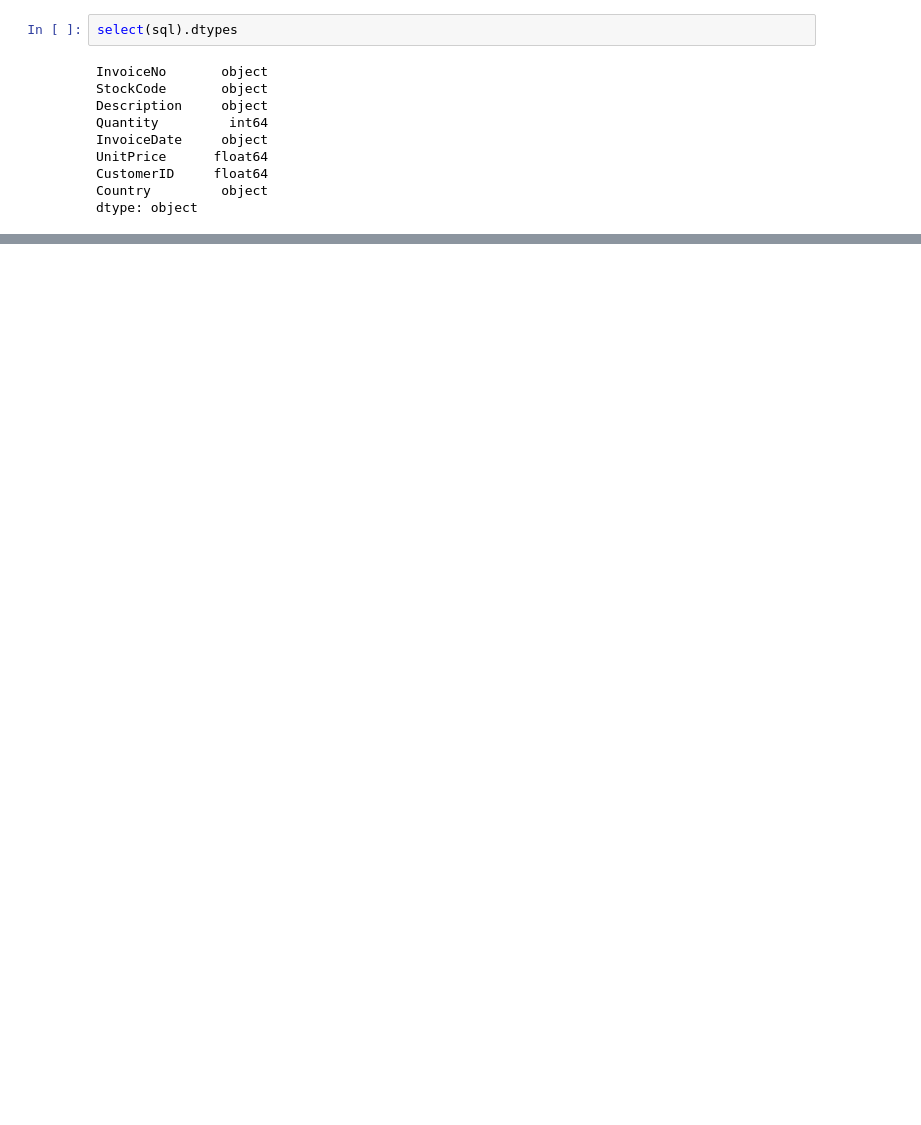
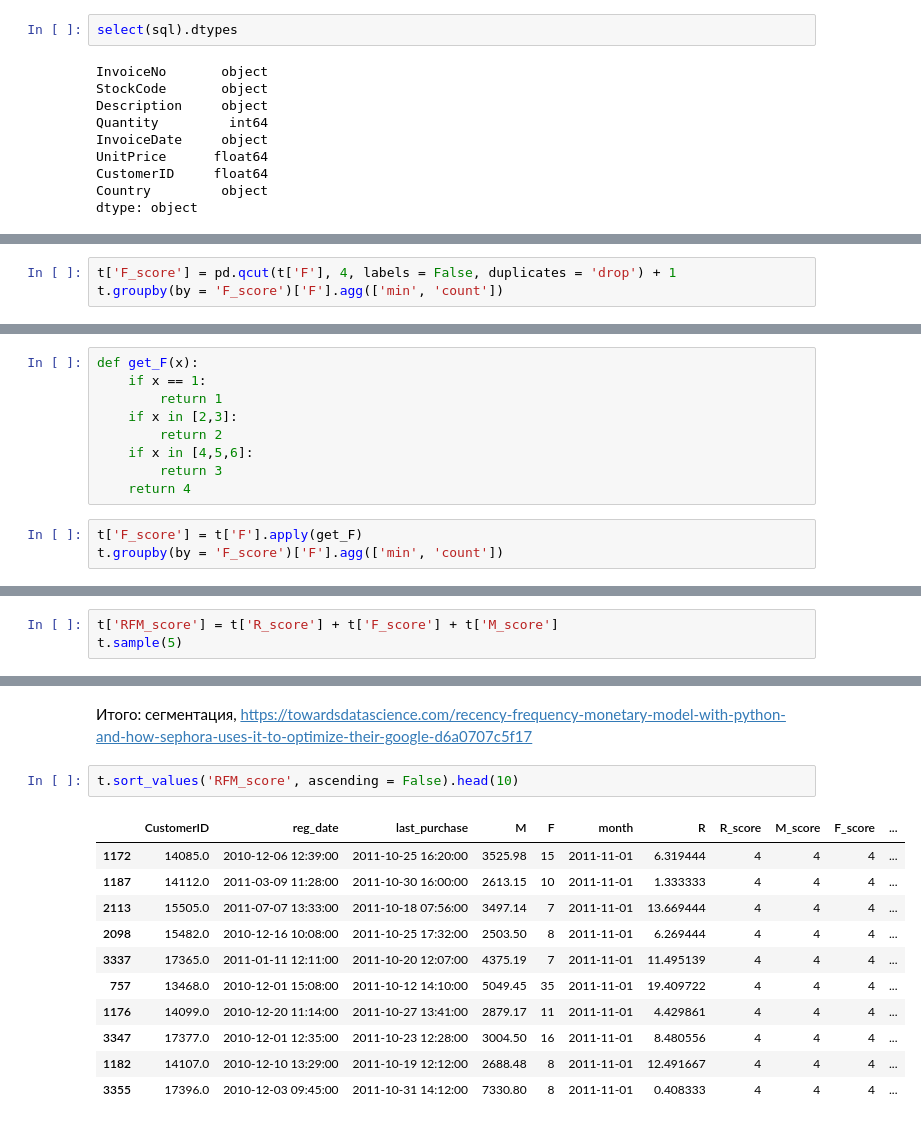
Before and after one commit to loechka/homeworks, a Jupyter notebook: kaggle_ecommerce_data.ipynb, the cells around one changed output, grey strips where cells are left out. Saved outputs shown, nothing was run; the diff lists cells and outputs as text; blank space fills up the shorter version.

Commit message:
Added RFM-segmentation using qcut and rank

```diff
--- a/kaggle_ecommerce_data.ipynb
+++ b/kaggle_ecommerce_data.ipynb
@@ -65,0 +200,3 @@ dtype: object
+# %%
+t['F_score'] = pd.qcut(t['F'], 4, labels = False, duplicates = 'drop') + 1
+t.groupby(by = 'F_score')['F'].agg(['min', 'count'])
@@ -65,0 +217,12 @@ dtype: object
+# %%
+def get_F(x):
+    if x == 1:
+        return 1
+    if x in [2,3]:
+        return 2
+    if x in [4,5,6]:
+        return 3
+    return 4
+# %%
+t['F_score'] = t['F'].apply(get_F)
+t.groupby(by = 'F_score')['F'].agg(['min', 'count'])
@@ -65,0 +236,3 @@ dtype: object
+# %%
+t['RFM_score'] = t['R_score'] + t['F_score'] + t['M_score']
+t.sample(5)
@@ -65,0 +246,16 @@ dtype: object
+# %% [markdown]
+Итого: сегментация, https://towardsdatascience.com/recency-frequency-monetary-model-with-python-and-how-sephora-uses-it-to-optimize-their-google-d6a0707c5f17
+# %%
+t.sort_values('RFM_score', ascending = False).head(10)
+# %% [output]
+|  | CustomerID | reg_date | last_purchase | M | F | month | R | R_score | M_score | F_score | ... |
+| 1172 | 14085.0 | 2010-12-06 12:39:00 | 2011-10-25 16:20:00 | 3525.98 | 15 | 2011-11-01 | 6.319444 | 4 | 4 | 4 | ... |
+| 1187 | 14112.0 | 2011-03-09 11:28:00 | 2011-10-30 16:00:00 | 2613.15 | 10 | 2011-11-01 | 1.333333 | 4 | 4 | 4 | ... |
+| 2113 | 15505.0 | 2011-07-07 13:33:00 | 2011-10-18 07:56:00 | 3497.14 | 7 | 2011-11-01 | 13.669444 | 4 | 4 | 4 | ... |
+| 2098 | 15482.0 | 2010-12-16 10:08:00 | 2011-10-25 17:32:00 | 2503.50 | 8 | 2011-11-01 | 6.269444 | 4 | 4 | 4 | ... |
+| 3337 | 17365.0 | 2011-01-11 12:11:00 | 2011-10-20 12:07:00 | 4375.19 | 7 | 2011-11-01 | 11.495139 | 4 | 4 | 4 | ... |
+| 757 | 13468.0 | 2010-12-01 15:08:00 | 2011-10-12 14:10:00 | 5049.45 | 35 | 2011-11-01 | 19.409722 | 4 | 4 | 4 | ... |
+| 1176 | 14099.0 | 2010-12-20 11:14:00 | 2011-10-27 13:41:00 | 2879.17 | 11 | 2011-11-01 | 4.429861 | 4 | 4 | 4 | ... |
+| 3347 | 17377.0 | 2010-12-01 12:35:00 | 2011-10-23 12:28:00 | 3004.50 | 16 | 2011-11-01 | 8.480556 | 4 | 4 | 4 | ... |
+| 1182 | 14107.0 | 2010-12-10 13:29:00 | 2011-10-19 12:12:00 | 2688.48 | 8 | 2011-11-01 | 12.491667 | 4 | 4 | 4 | ... |
+| 3355 | 17396.0 | 2010-12-03 09:45:00 | 2011-10-31 14:12:00 | 7330.80 | 8 | 2011-11-01 | 0.408333 | 4 | 4 | 4 | ... |
```
Also changed, not shown: parts of 26 cells of this notebook.
